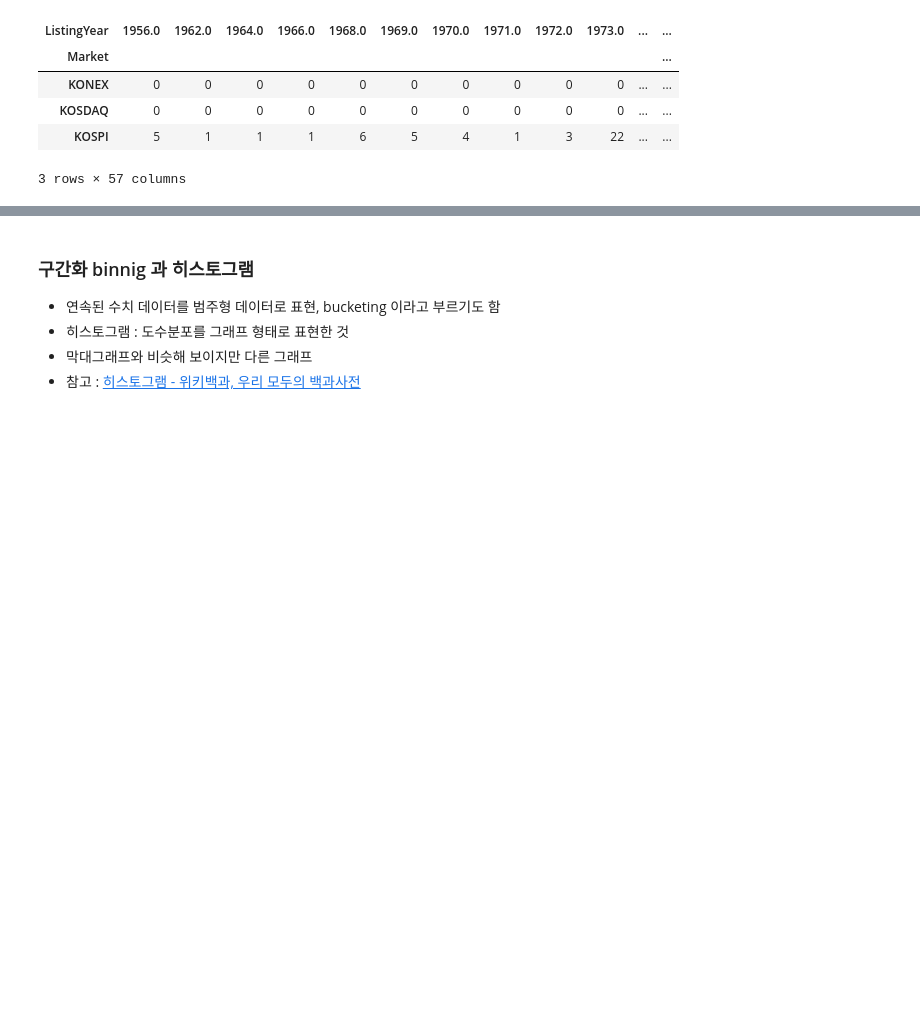
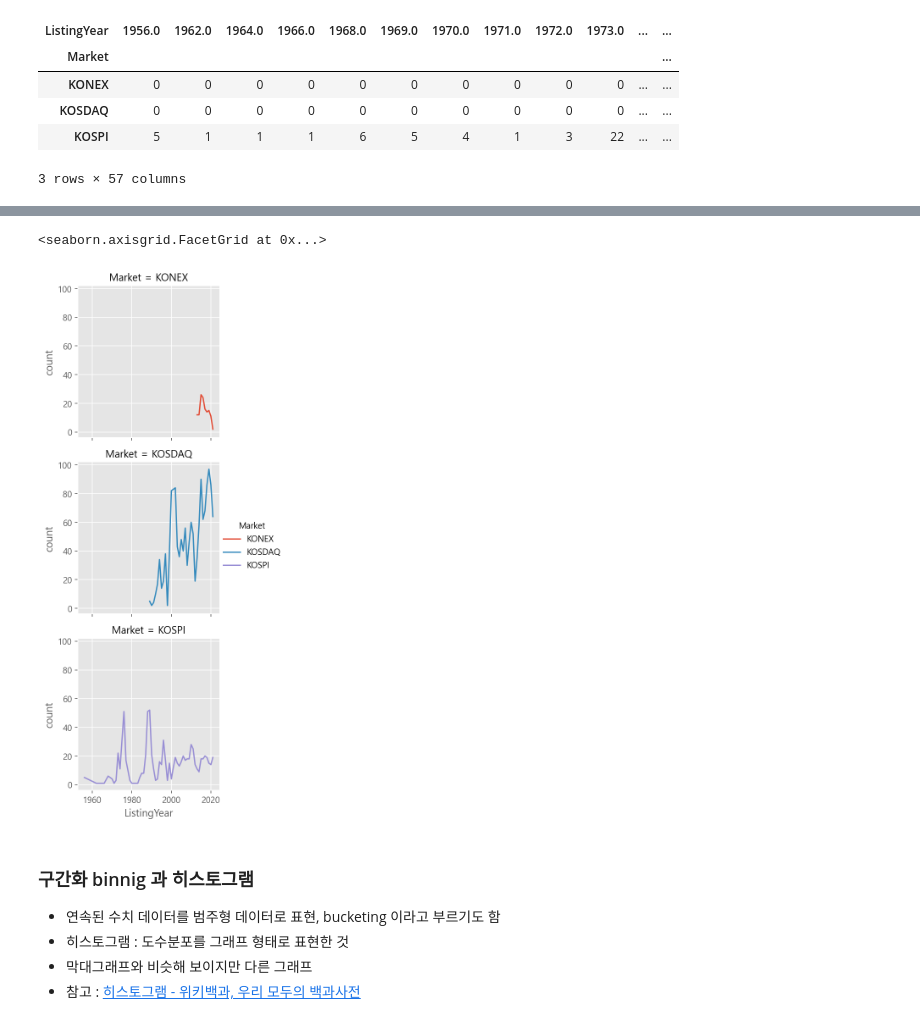
Before and after one commit to Bigdata92/finance-data-analysis-main, a Jupyter notebook: 2.2. KRX 전체 종목분석-input.ipynb, the cells around one changed output, grey strips where cells are left out. Cells and saved outputs as stored; diff of their text form; code cells hidden in the pictures; blank space fills up the shorter version.

```diff
--- a/2.2. KRX 전체 종목분석-input.ipynb
+++ b/2.2. KRX 전체 종목분석-input.ipynb
@@ -903,3 +919,10 @@ pd.pivot_table(data=df, index=["Market"],
+# %%
+# relplot으로 subplot 그리기 - line
+sns.relplot(data=df_market_year, x='ListingYear', y='count', hue='Market', row="Market", kind="line",
+           height=3, aspect=1)
+# %% [output]
+<seaborn.axisgrid.FacetGrid at 0x...>
+[figure, added]
 # %% [markdown]
 ### 구간화 binnig 과 히스토그램
 * 연속된 수치 데이터를 범주형 데이터로 표현, bucketing 이라고 부르기도 함
```
Also changed, not shown: parts of 28 cells of this notebook.
